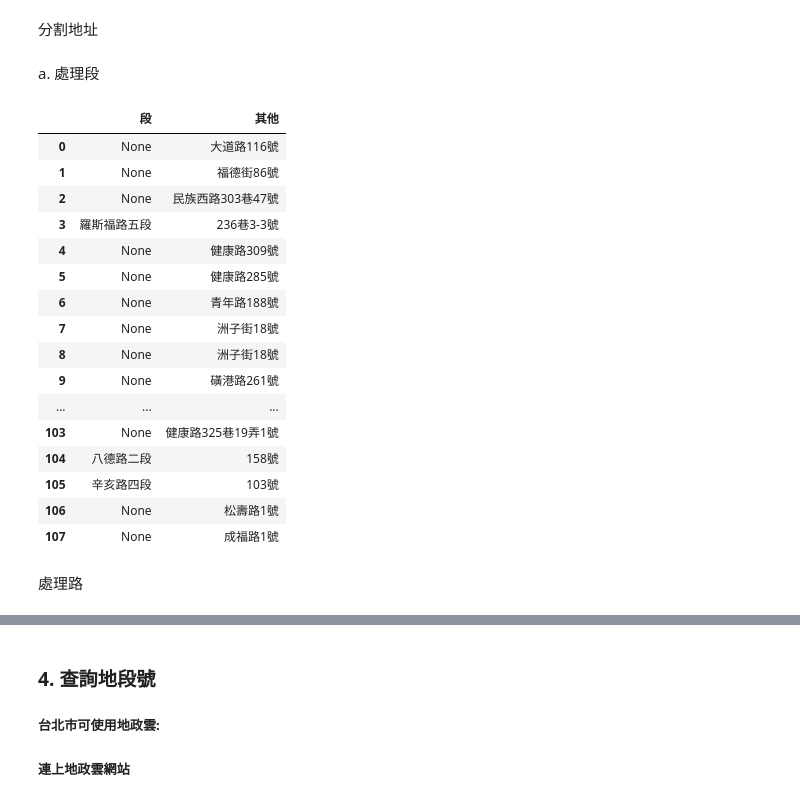
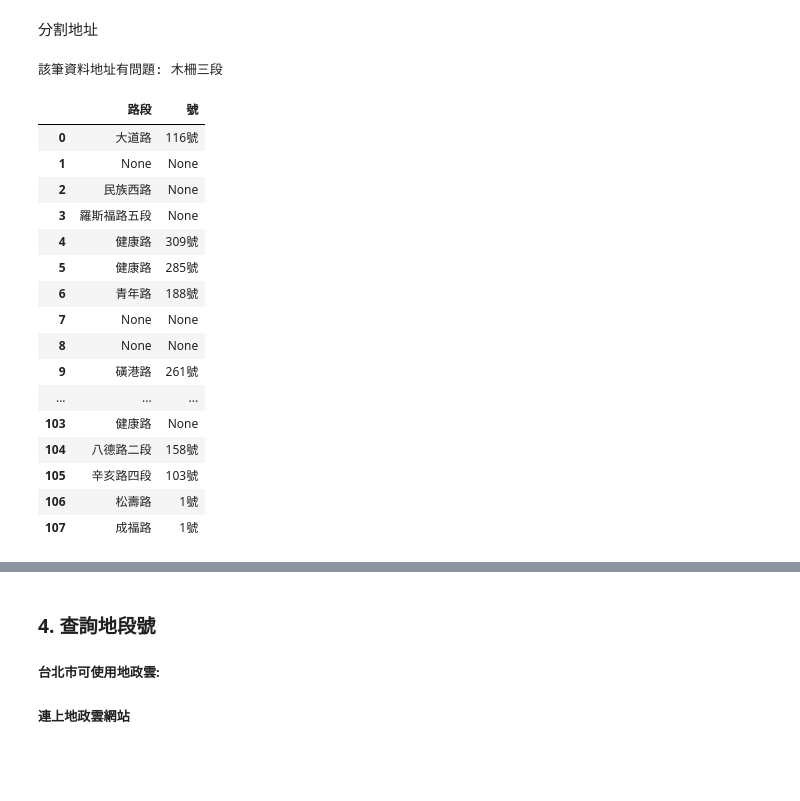
Before and after one commit to yctsaiyc/parkinglot, a Jupyter notebook: parkinglot.ipynb, the cells around one changed output, grey strips where cells are left out. Cells and saved outputs as stored; diff of their text form; code cells hidden in the pictures; blank space fills up the shorter version.

```diff
--- a/parkinglot.ipynb
+++ b/parkinglot.ipynb
@@ -139,45 +139,61 @@ df
 108 rows × 4 columns
 # %% [markdown]
 分割地址
-# %% [markdown]
-a. 處理段
 # %%
 addresses = df['地址'].to_list()
 
-sections = []
+roads = []
 
+# 處理段
 for idx, address in enumerate(addresses):
     split = address.split('段')
-    if len(split) > 2: # 檢查是否有有兩個段的地址
+    if len(split) > 2:
         print(split)
     elif len(split) > 1:
-        sections.append(split[0]+'段')
+        roads.append(split[0]+'段')
     else:
-        sections.append(None)
+        roads.append(None)
     addresses[idx] = split[-1]
+
+# 處理路
+for idx, address in enumerate(addresses):
+    split = address.split('路')
+    if len(split) > 1:
+        if roads[idx] is None:
+            roads[idx] = split[0]+'路'
+        else:
+            print('該筆資料地址有問題:', roads[idx])
+    addresses[idx] = split[-1]
+
+# 處理號
+for idx, address in enumerate(addresses):
+    split = address.split('號')
+    try:
+        address = int(split[0])
+    except:
+        addresses[idx] = None
 
 with pd.option_context('display.max_rows', None,
                        'display.max_columns', None,
                        'display.precision', 3,
                        ):
-    display(pd.DataFrame({'段':sections, '其他':addresses}))
+    display(pd.DataFrame({'路段':roads, '號':addresses}))
 # %% [output]
+該筆資料地址有問題: 木柵三段
-|  | 段 | 其他 |
-| 0 | None | 大道路116號 |
-| 1 | None | 福德街86號 |
-| 2 | None | 民族西路303巷47號 |
-| 3 | 羅斯福路五段 | 236巷3-3號 |
-| 4 | None | 健康路309號 |
-| 5 | None | 健康路285號 |
-| 6 | None | 青年路188號 |
-| 7 | None | 洲子街18號 |
-| 8 | None | 洲子街18號 |
-| 9 | None | 磺港路261號 |
+|  | 路段 | 號 |
+| 0 | 大道路 | 116號 |
+| 1 | None | None |
+| 2 | 民族西路 | None |
+| 3 | 羅斯福路五段 | None |
+| 4 | 健康路 | 309號 |
+| 5 | 健康路 | 285號 |
+| 6 | 青年路 | 188號 |
+| 7 | None | None |
+| 8 | None | None |
+| 9 | 磺港路 | 261號 |
 | ... | ... | ... |
-| 103 | None | 健康路325巷19弄1號 |
+| 103 | 健康路 | None |
 | 104 | 八德路二段 | 158號 |
 | 105 | 辛亥路四段 | 103號 |
-| 106 | None | 松壽路1號 |
-| 107 | None | 成福路1號 |
+| 106 | 松壽路 | 1號 |
+| 107 | 成福路 | 1號 |
-# %% [markdown]
-處理路
```
Also changed, not shown: parts of 3 cells of this notebook.
